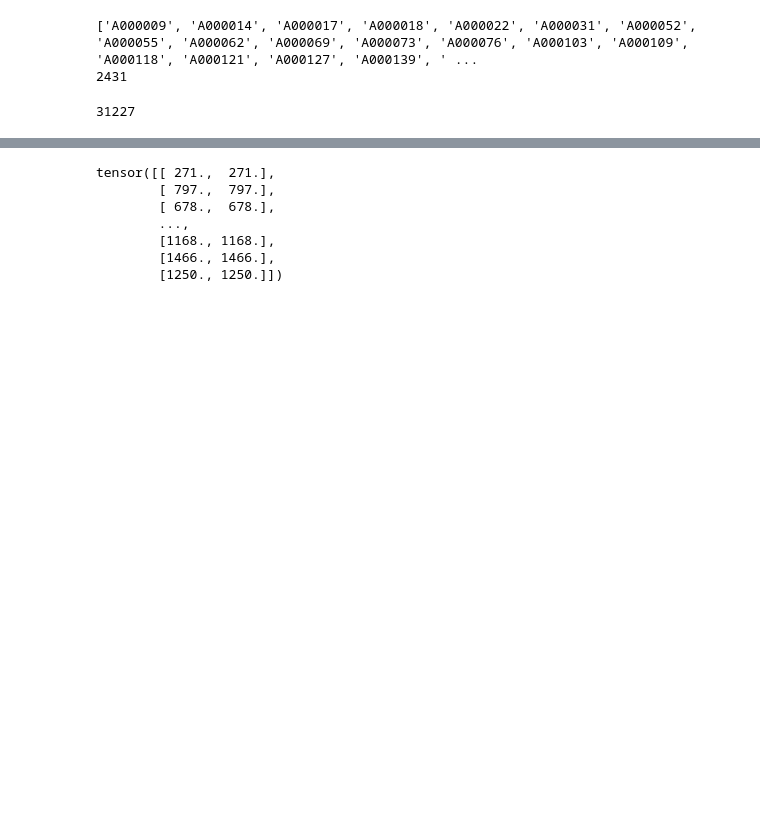
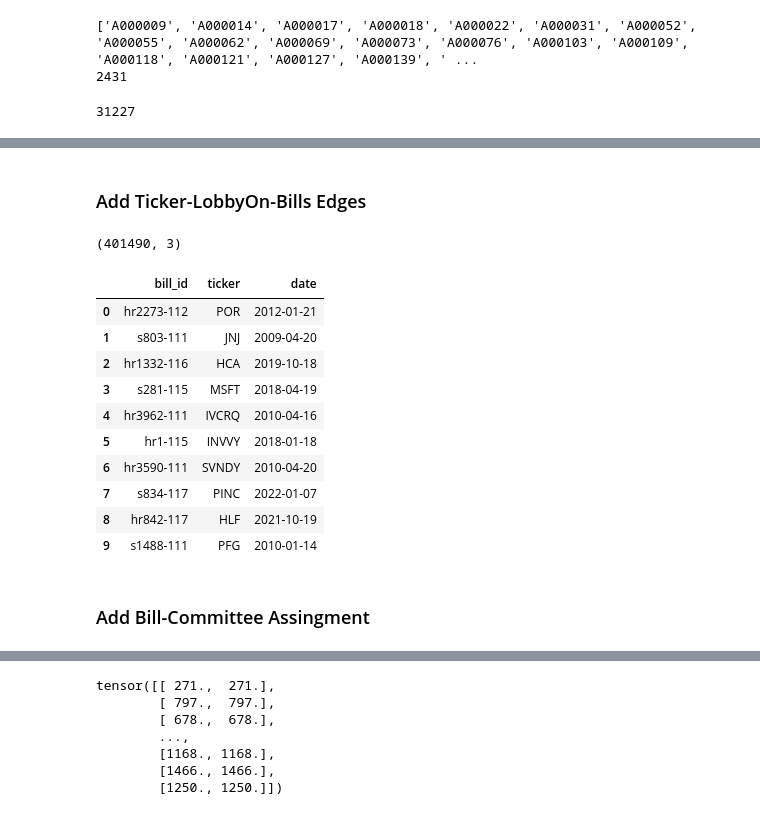
Before and after one commit to syyunn/gnnex, a Jupyter notebook: data/heterograph-neo4j.ipynb, the cells around one changed output, grey strips where cells are left out. Saved outputs shown, nothing was run; the diff lists cells and outputs as text; code cells hidden in the pictures; blank space fills up the shorter version.

```diff
--- a/data/heterograph-neo4j.ipynb
+++ b/data/heterograph-neo4j.ipynb
@@ -475,0 +445,47 @@ ref_date = pd.Timestamp(2016, 1, 1)
+# %% [markdown]
+### Add Ticker-LobbyOn-Bills Edges
+# %%
+# ticker's lobbying on bills
+pm = PostgresqlManager(dotenv_path="/Users/syyun/Dropbox (MIT)/efd/.envlv")
+lob = pm.execute_sql(fetchall=True, sql=
+                f"""
+                with lobby_on_bill as (
+                    select distinct concat(bill_type, bill_number_chain, '-', congress_num) as bill_id, ticker, f.dt_posted  from link___lda__congress."_issue_paragraphs__bills" ipb
+                    inner join relational___lda.clientships c on c.clientship_id  = ipb.clientship_id
+                    inner join relational___lda.filings f on f.filing_uuid  = ipb.filing_uuid
+                    inner join "_sandbox_suyeol".client_ticker ct on ct.client_name = c.client_name
+                    where ticker != 'Not found' and ticker is not null
+                    )
+                    select * from lobby_on_bill
+                """
+                )
+# %%
+# Create the Pandas dataframe
+import pandas as pd
+lob_df = pd.DataFrame(lob, columns=['bill_id', 'ticker', 'datetime'])
+
+# Convert datetime column to date only
+lob_df['date'] = pd.to_datetime(lob_df['datetime']).dt.date
+
+# Drop the datetime column
+lob_df.drop('datetime', axis=1, inplace=True)
+
+# Drop None values
+lob_df = lob_df.dropna()
+
+# Print the resulting dataframe
+print(lob_df.shape)
+lob_df.head(10)
+# %% [output]
+(401490, 3)
+|  | bill_id | ticker | date |
+| 0 | hr2273-112 | POR | 2012-01-21 |
+| 1 | s803-111 | JNJ | 2009-04-20 |
+| 2 | hr1332-116 | HCA | 2019-10-18 |
+| 3 | s281-115 | MSFT | 2018-04-19 |
+| 4 | hr3962-111 | IVCRQ | 2010-04-16 |
+| 5 | hr1-115 | INVVY | 2018-01-18 |
+| 6 | hr3590-111 | SVNDY | 2010-04-20 |
+| 7 | s834-117 | PINC | 2022-01-07 |
+| 8 | hr842-117 | HLF | 2021-10-19 |
+| 9 | s1488-111 | PFG | 2010-01-14 |
@@ -475,0 +524,2 @@ ref_date = pd.Timestamp(2016, 1, 1)
+# %% [markdown]
+### Add Bill-Committee Assingment
```
Also changed, not shown: parts of 18 cells of this notebook, 22 other files.
